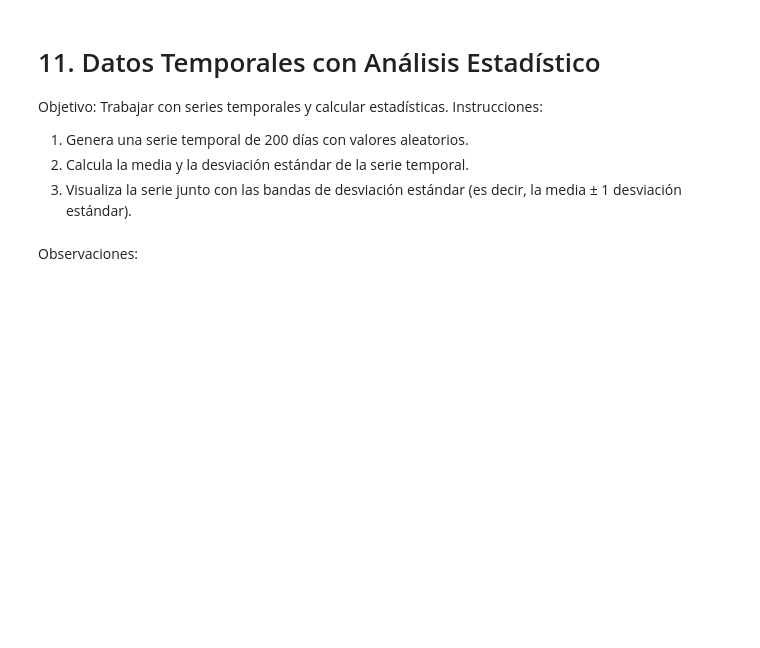
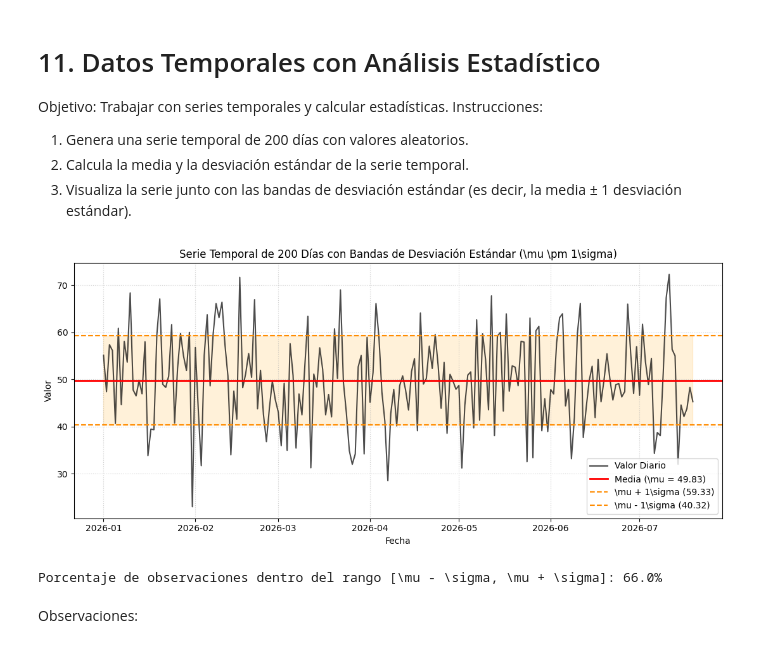
Before and after one commit to JuCaRiCo/202602-AnaliticaDescriptivaPredictiva, a Jupyter notebook: C5. Estadıstica-271760.ipynb, the cells around one changed output. Saved outputs shown, nothing was run; the diff lists cells and outputs as text; code cells hidden in the pictures; blank space fills up the shorter version.

```diff
--- a/C5. Estadıstica-271760.ipynb
+++ b/C5. Estadıstica-271760.ipynb
@@ -352,34 +368,37 @@ media ± 1 desviación estándar).
 # %%
 # 1. Generar serie temporal de 200 días
 fechas = pd.date_range(start='2026-01-01', periods=200)
 valores = np.random.normal(loc=50, scale=10, size=200)
 df = pd.DataFrame({'Fecha': fechas, 'Valor': valores})
 
 # 2. Calcular media y desviación estándar globales
 mediaG = df['Valor'].mean()
 stdG = df['Valor'].std()
 
 # 3. Visualizar serie y bandas (Media ± 1 Desviación Estándar)
 plt.figure(figsize=(11, 5))
 plt.plot(df['Fecha'], df['Valor'], color='black', alpha=0.7, label='Valor Diario')
 
 # Dibujar líneas horizontales para la media y bandas
 plt.axhline(mediaG, color='red', linestyle='-', linewidth=2, label=f'Media (\\mu = {mediaG:.2f})')
-plt.axhline(mediaG + std_g, color='darkorange', linestyle='--', label=f'\\mu + 1\\sigma ({mediaG + stdG:.2f})')
-plt.axhline(mediaG - std_g, color='darkorange', linestyle='--', label=f'\\mu - 1\\sigma ({mediaG - stdG:.2f})')
+plt.axhline(mediaG + stdG, color='darkorange', linestyle='--', label=f'\\mu + 1\\sigma ({mediaG + stdG:.2f})')
+plt.axhline(mediaG - stdG, color='darkorange', linestyle='--', label=f'\\mu - 1\\sigma ({mediaG - stdG:.2f})')
 
 # Sombrear el área de 1 desviación estándar
-plt.fill_between(df['Fecha'], mediaG - stdG, media_g + stdG, color='orange', alpha=0.15)
+plt.fill_between(df['Fecha'], mediaG - stdG, mediaG + stdG, color='orange', alpha=0.15)
 plt.title('Serie Temporal de 200 Días con Bandas de Desviación Estándar (\\mu \\pm 1\\sigma)')
 plt.xlabel('Fecha')
 plt.ylabel('Valor')
 plt.legend(loc='lower right')
 plt.grid(True, linestyle=':', alpha=0.6)
 plt.tight_layout()
 plt.show()
 
 # Calcular porcentaje de datos dentro de la banda
 dentro = ((df['Valor'] >= mediaG - stdG) & (df['Valor'] <= mediaG + stdG)).mean() * 100
 print(f"Porcentaje de observaciones dentro del rango [\\mu - \\sigma, \\mu + \\sigma]: {dentro:.1f}%")
+# %% [output]
+[figure, added]
+Porcentaje de observaciones dentro del rango [\mu - \sigma, \mu + \sigma]: 66.0%
 # %% [markdown]
 Observaciones:
```
Also changed, not shown: parts of 8 cells of this notebook.
